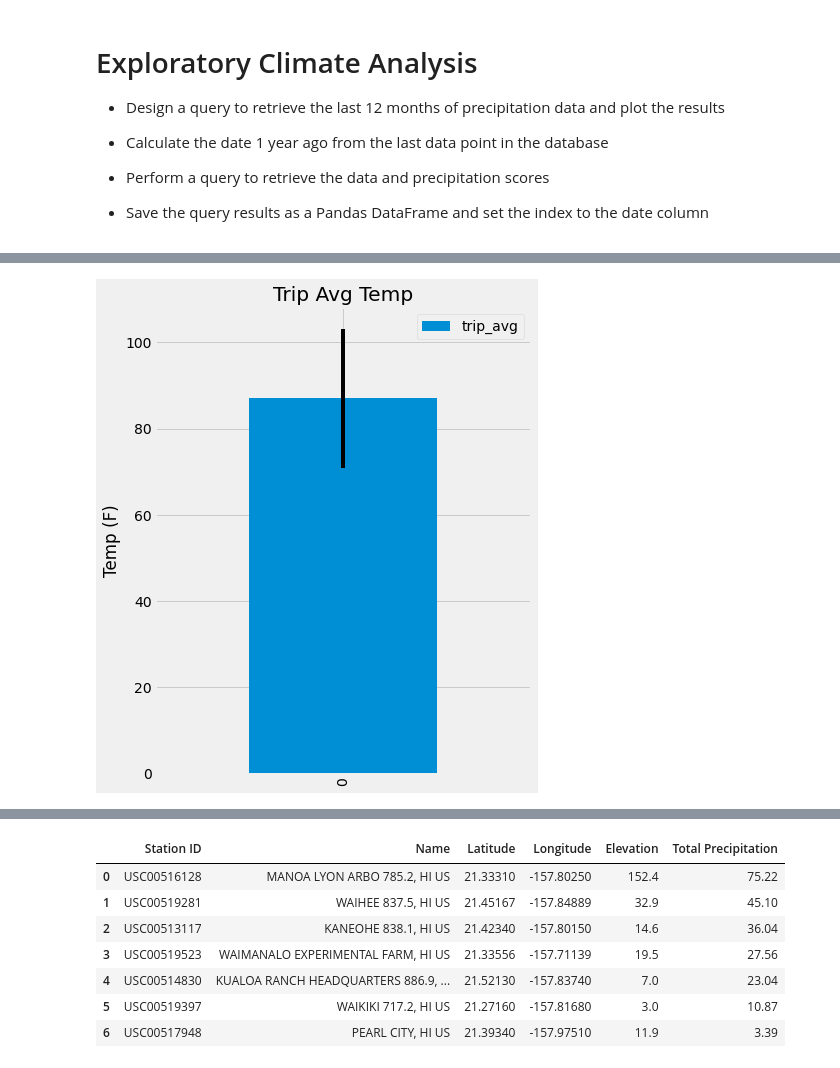
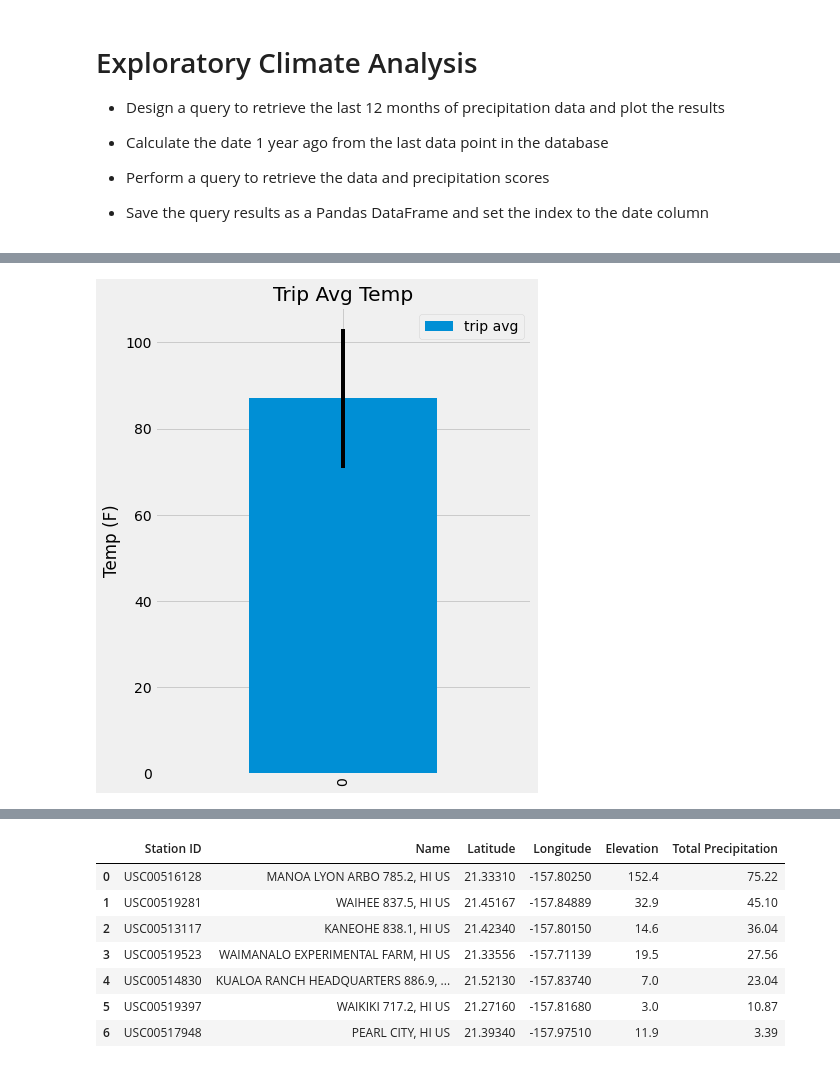
Before and after one commit to michellebrucato/Hawaii_Climate_App, a Jupyter notebook: climate_brucato.ipynb, the cells around one changed output, grey strips where cells are left out. Drawn from its saved outputs; the diff is of its cells as text; code cells hidden in the pictures.

```diff
--- a/climate_brucato.ipynb
+++ b/climate_brucato.ipynb
@@ -85,7 +85,7 @@ session = Session(engine)
 
 * Save the query results as a Pandas DataFrame and set the index to the date column
 # %%
-end_date = session.query(Measurement.date).order_by(Measurement.date.desc()).first()
+end_date = session.query(func.max(Measurement.date)).first()
 end_date
 # %% [output]
 ('2017-08-23')
@@ -296,6 +321,6 @@ trip
 [(58.0, 74.06944444444444, 87.0)]
 [interactive output not drawn]
 # %%
-trip_df = pd.DataFrame(trip, columns=["trip_min", "trip_max", "trip_avg"])
+trip_df = pd.DataFrame(trip, columns=["trip min", "trip max", "trip avg"])
 trip_df
 # %% [output]
@@ -305,16 +330,16 @@ trip_df
 # %%
 # Plot The Results
 trip_df.plot.bar(
-    y="trip_avg",
-    yerr=(trip_df["trip_max"] - trip_df["trip_min"]),
+    y="trip avg",
+    yerr=(trip_df["trip max"] - trip_df["trip min"]),
     title="Trip Avg Temp",
     figsize=(6, 8),
 )
 plt.ylabel("Temp (F)")
 plt.savefig("TripAvgTemp.png")
 plt.show()
 # %% [output]
-[figure, old version]
+[figure, new version]
 [interactive output not drawn]
 # %%
 # Calculate the total amount of rainfall per weather station for your trip dates using the previous year's matching dates.
```
Also changed, not shown: parts of 12 cells of this notebook, 3 other files.
